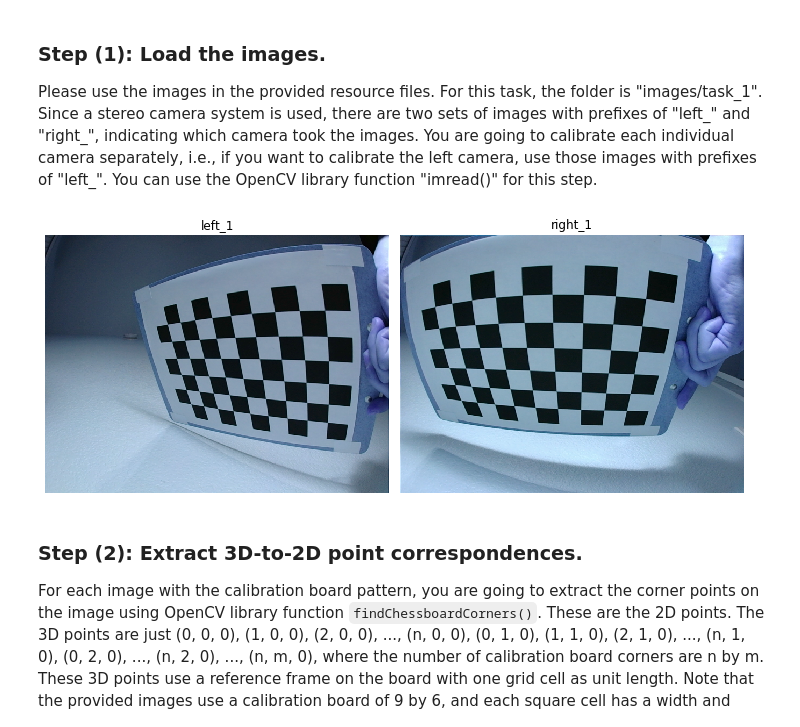
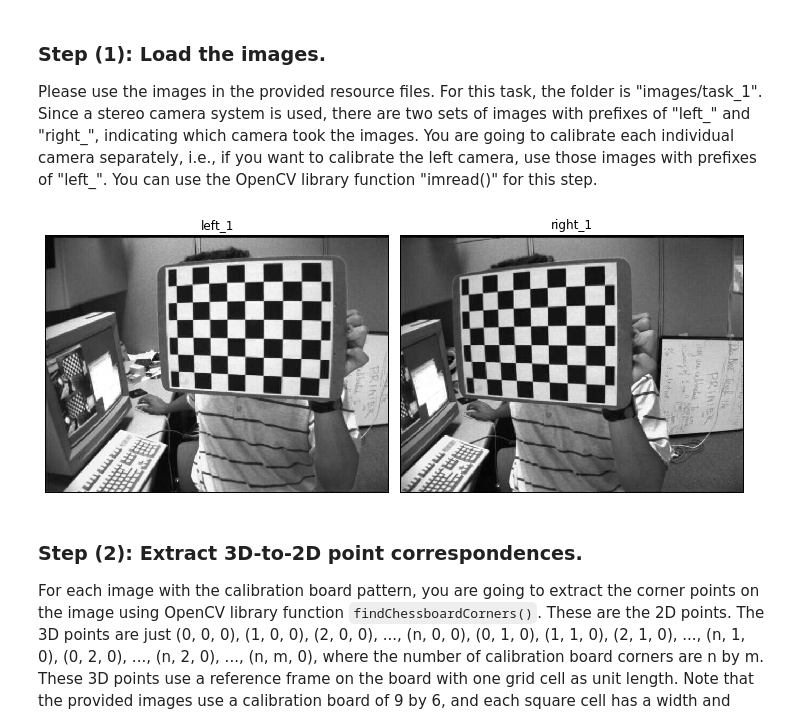
Before and after one commit to eshangaur/Perception-in-Robotics, a Jupyter notebook: project_2a/code/task_1/task1.ipynb, the cells around one changed output. Saved outputs shown, nothing was run; the diff lists cells and outputs as text; code cells hidden in the pictures.

Commit message:
opencv sample images work?

```diff
--- a/project_2a/code/task_1/task1.ipynb
+++ b/project_2a/code/task_1/task1.ipynb
@@ -16,37 +16,40 @@ https://docs.google.com/document/d/1ICOuXPzNbGSG0eNyMCZUArUQ9a8uhqBODID1ZDELYFw/
 ### Step (1): Load the images.
 Please use the images in the provided resource files. For this task, the folder is "images/task_1". Since a stereo camera system is used, there are two sets of images with prefixes of "left_" and "right_", indicating which camera took the images. You are going to calibrate each individual camera separately, i.e., if you want to calibrate the left camera, use those images with prefixes of "left_". You can use the OpenCV library function "imread()" for this step.
 # %%
-left_ = [cv2.imread(image) for image in glob.glob("../../images/task_1/left_*.png")]
-right_ = [cv2.imread(image) for image in glob.glob("../../images/task_1/right_*.png")]
+# left_ = [cv2.imread(image) for image in sorted(glob.glob("../../images/task_1/left_*.png"))]
+# right_ = [cv2.imread(image) for image in sorted(glob.glob("../../images/task_1/right_*.png"))]
+
+left_ = [cv2.imread(image) for image in sorted(glob.glob("../../images/opencv_sample_calibration_images/left*"))]
+right_ = [cv2.imread(image) for image in sorted(glob.glob("../../images/opencv_sample_calibration_images/right*"))]
 
 import matplotlib.pyplot as plt
 def plot_figures(figures, nrows=1, ncols=1):
     """Plot a dictionary of figures.
 
     Parameters
     ----------
     figures : <title, figure> dictionary
     ncols : number of columns of subplots wanted in the display
     nrows : number of rows of subplots wanted in the figure
     """
 
     fig, axeslist = plt.subplots(ncols=ncols, nrows=nrows, figsize=(10,10))
     if(nrows > 1 or ncols > 1):
         for ind,title in enumerate(figures):
             axeslist.ravel()[ind].imshow(figures[title], cmap=plt.gray())
             axeslist.ravel()[ind].set_title(title)
             axeslist.ravel()[ind].set_axis_off()
         plt.tight_layout() # optional
     else:
         for ind,title in enumerate(figures):
             axeslist.imshow(figures[title], cmap=plt.gray())
             axeslist.set_title(title)
             axeslist.set_axis_off()
 
 
 plot_figures({'left_1': left_[0], 'right_1': right_[0]}, 1, 2)
 # %% [output]
-[figure, old version]
+[figure, new version]
 # %% [markdown]
 ### Step (2): Extract 3D-to-2D point correspondences.
 For each image with the calibration board pattern, you are going to extract the corner points on the image using OpenCV library function `findChessboardCorners()`. These are the 2D points. The 3D points are just (0, 0, 0), (1, 0, 0), (2, 0, 0), ..., (n, 0, 0), (0, 1, 0), (1, 1, 0), (2, 1, 0), ..., (n, 1, 0), (0, 2, 0), ..., (n, 2, 0), ..., (n, m, 0), where the number of calibration board corners are n by m. These 3D points use a reference frame on the board with one grid cell as unit length. Note that the provided images use a calibration board of 9 by 6, and each square cell has a width and height of 25.4 mm, i.e., exactly one inch. If you want to use the actual scale, you can just multiply the 3D coordinates with the actual cell length (e.g., in meters or millimeters). However, a single camera can not reliably recover the scale of the actual imaged objects. Also note that the detected corner points on the board are sorted row by row in a numpy array in Python or an STL vector in C++ (from red to blue if you draw them on the image), so the correspondences are already there as the 3D points are known. Note that you may use all the images for calibration or just a subset of them. Usually 3 to 10 images are enough, but using only one image may not provide satisfying results.
```
Also changed, not shown: parts of 5 cells of this notebook, 27 other files.
